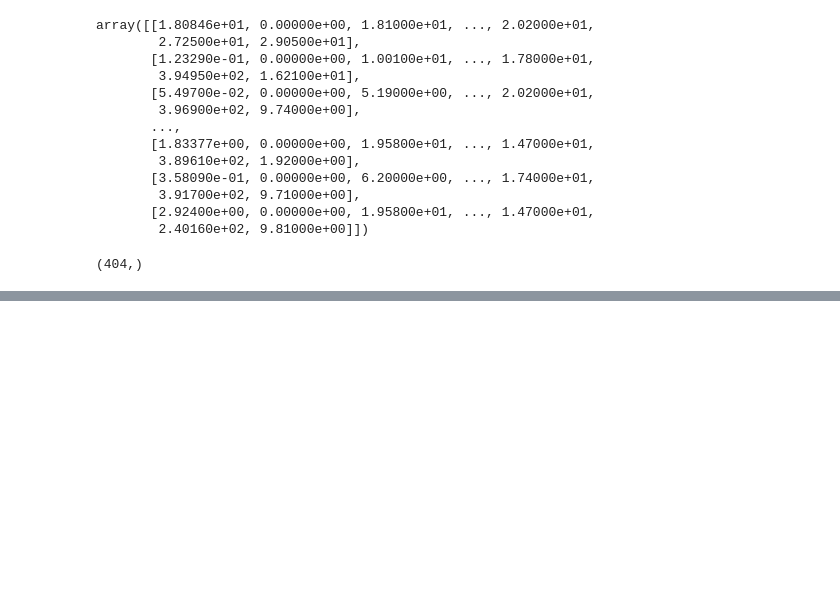
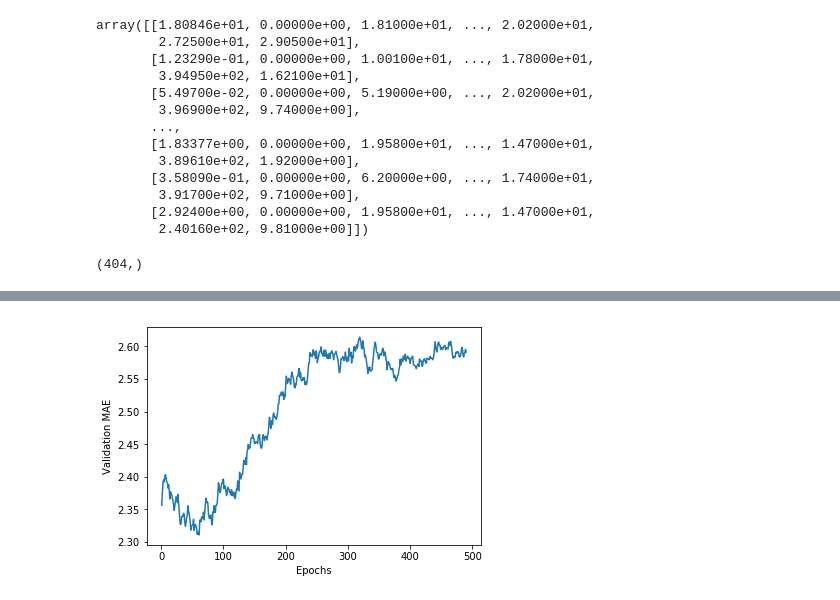
Before and after one commit to DonghuiJin/deep-learning-in-Python, a Jupyter notebook: 3/3_7_predicting_house_prices.ipynb, the cells around one changed output, grey strips where cells are left out. Cells and saved outputs as stored; diff of their text form; code cells hidden in the pictures; blank space fills up the shorter version.

```diff
--- a/3/3_7_predicting_house_prices.ipynb
+++ b/3/3_7_predicting_house_prices.ipynb
@@ -135,0 +199,22 @@ np.mean(all_scores)
+# %%
+'''3_31 绘制验证分数(删除前10个数据点)
+2019_12_8
+'''
+def smooth_curve(points, factor=0.9):
+    smoothed_points = []
+    for point in points:
+        if smoothed_points:
+            previous = smoothed_points[-1]
+            smoothed_points.append(previous * factor + point * (1 - factor))
+        else:
+            smoothed_points.append(point)
+    return smoothed_points
+
+smooth_mae_history = smooth_curve(average_mae_history[10:])
+
+plt.plot(range(1, len(smooth_mae_history) + 1), smooth_mae_history)
+plt.xlabel('Epochs')
+plt.ylabel('Validation MAE')
+plt.show()
+# %% [output]
+[figure, added]
```
Also changed, not shown: parts of 8 cells of this notebook.
